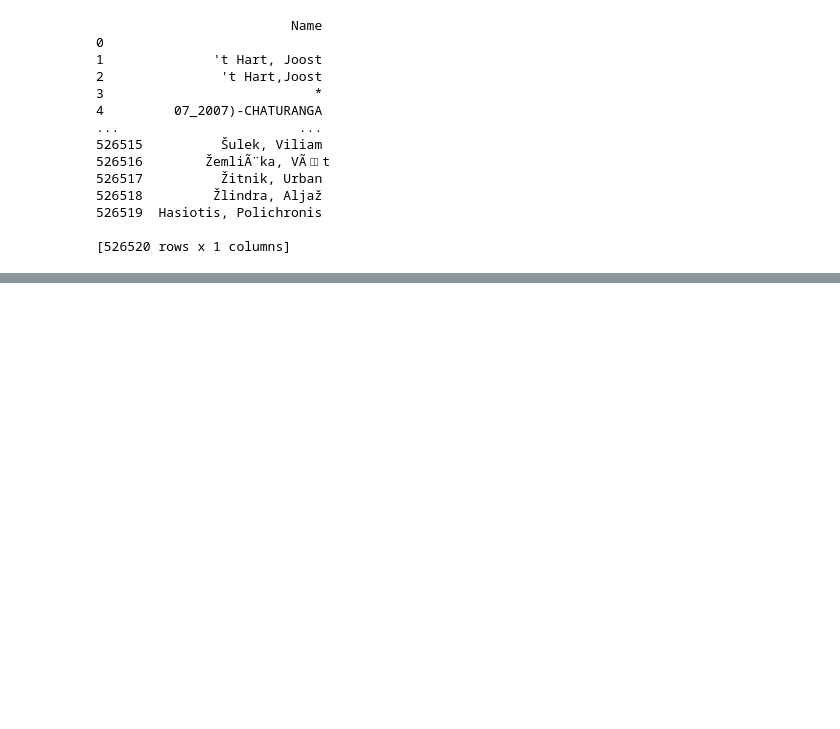
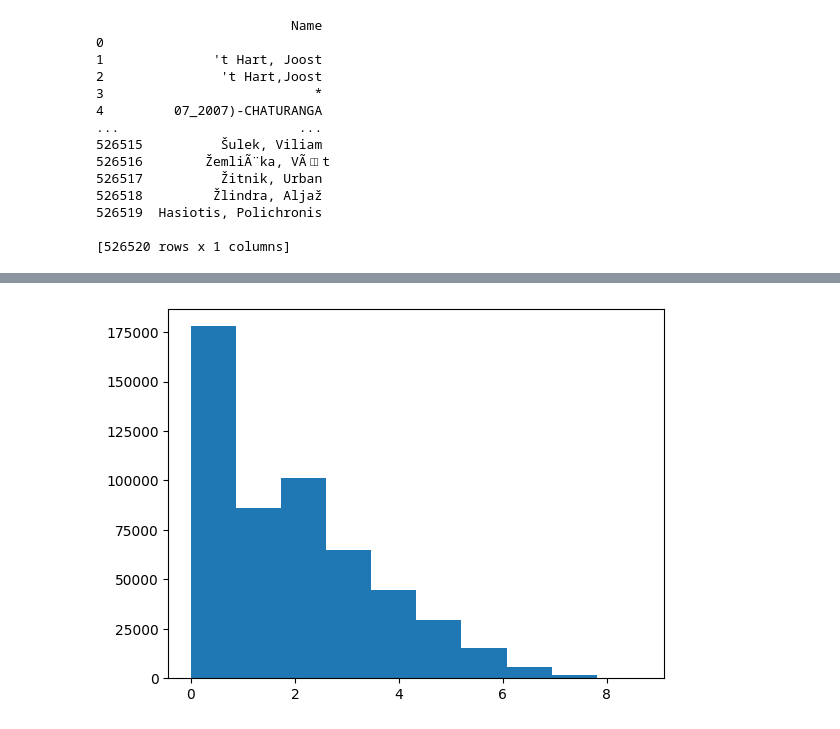
Before and after one commit to andrew-belz/Math525-Final-Project, a Jupyter notebook: wrangling.ipynb, the cells around one changed output, grey strips where cells are left out. Saved outputs shown, nothing was run; the diff lists cells and outputs as text; code cells hidden in the pictures; blank space fills up the shorter version.

```diff
--- a/wrangling.ipynb
+++ b/wrangling.ipynb
@@ -103,0 +169,6 @@ df.to_csv(r'data\all_matchups.csv', index = False)
+# %%
+plt.clf()
+plt.hist(np.log(degree))
+plt.show()
+# %% [output]
+[figure, added]
```
Also changed, not shown: parts of 26 cells of this notebook.
